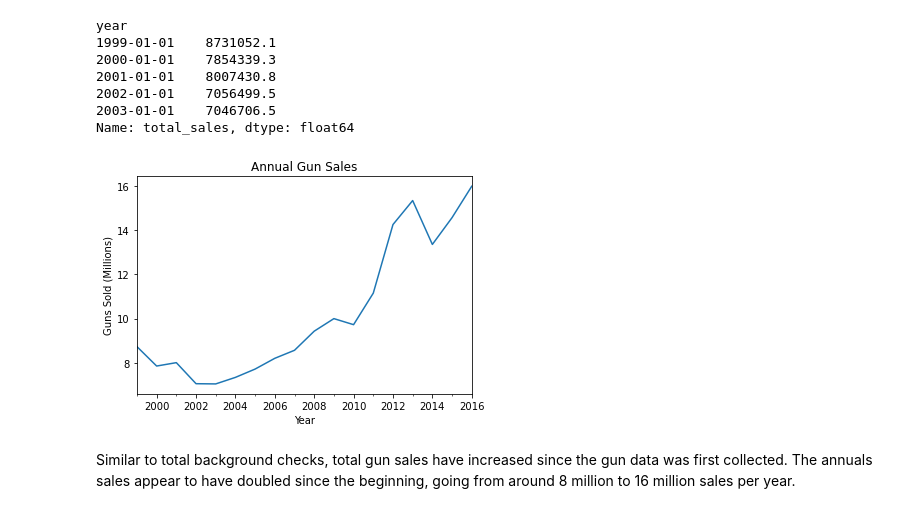
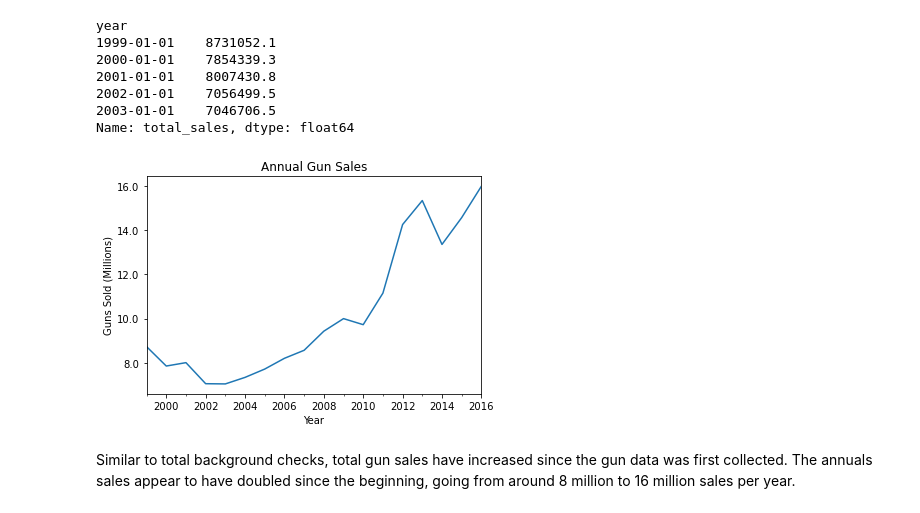
Before and after one commit to evanchen13/gun-census, a Jupyter notebook: gun-census.ipynb, the cells around one changed output. Saved outputs shown, nothing was run; the diff lists cells and outputs as text; code cells hidden in the pictures.

Commit message:
Make visualization tick marks more efficient
Use np.arange instead of listing out all tick marks

```diff
--- a/gun-census.ipynb
+++ b/gun-census.ipynb
@@ -699,12 +698,11 @@ year
 Name: total_sales, dtype: float64
 # %%
 gun_sales_yearly.plot()
-gun_sales_yearly_loc = [8000000, 10000000, 12000000, 14000000, 16000000]
-gun_sales_yearly_labels = [8, 10, 12, 14, 16]
-plt.yticks(gun_sales_yearly_loc, gun_sales_yearly_labels)
+gun_sales_yearly_loc = np.arange(8000000, 18000000, 2000000)
+plt.yticks(gun_sales_yearly_loc, gun_sales_yearly_loc/1000000)
 plot_labels('Annual Gun Sales', 'Year', 'Guns Sold (Millions)');
 # %% [output]
-[figure, old version]
+[figure, new version]
 # %% [markdown]
 Similar to total background checks, total gun sales have increased since the gun data was first collected. The annuals sales appear to have doubled since the beginning, going from around 8 million to 16 million sales per year.
 # %%
```
Also changed, not shown: parts of 1 cell of this notebook.
